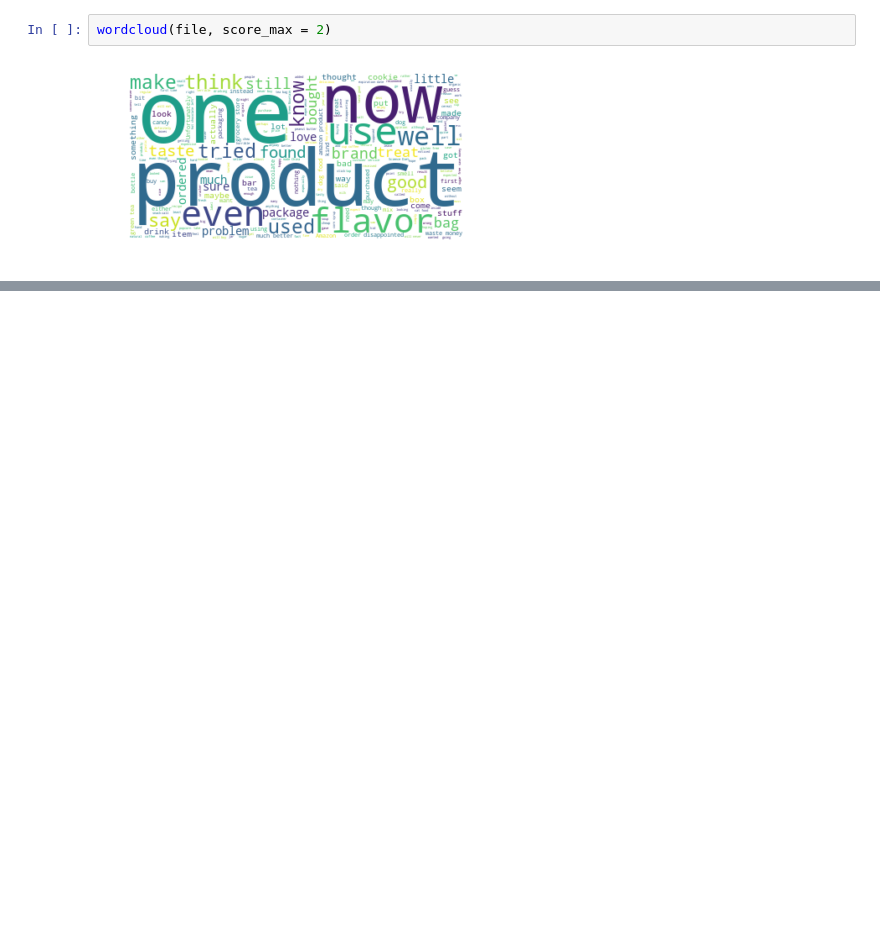
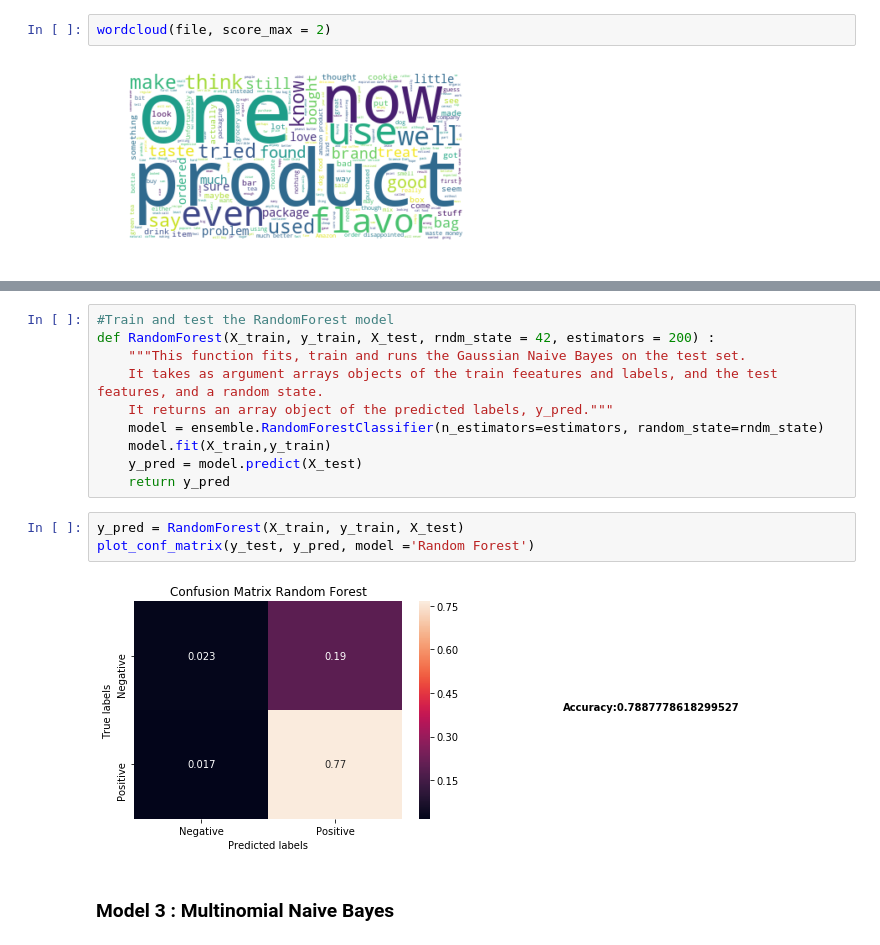
Before and after one commit to patriciaroze/PCBS-Sentiment_Analysis, a Jupyter notebook: Sentiment_Analysis.ipynb, the cells around one changed output, grey strips where cells are left out. Cells and saved outputs as stored; diff of their text form; blank space fills up the shorter version.

```diff
--- a/Sentiment_Analysis.ipynb
+++ b/Sentiment_Analysis.ipynb
@@ -167,0 +337,17 @@ wordcloud(file, score_max = 2)
+# %%
+#Train and test the RandomForest model
+def RandomForest(X_train, y_train, X_test, rndm_state = 42, estimators = 200) :
+    """This function fits, train and runs the Gaussian Naive Bayes on the test set.
+    It takes as argument arrays objects of the train feeatures and labels, and the test features, and a random state.
+    It returns an array object of the predicted labels, y_pred."""
+    model = ensemble.RandomForestClassifier(n_estimators=estimators, random_state=rndm_state)
+    model.fit(X_train,y_train)
+    y_pred = model.predict(X_test)
+    return y_pred
+# %%
+y_pred = RandomForest(X_train, y_train, X_test)
+plot_conf_matrix(y_test, y_pred, model ='Random Forest')
+# %% [output]
+[figure, added]
+# %% [markdown]
+### Model 3 : Multinomial Naive Bayes
```
Also changed, not shown: parts of 38 cells of this notebook, 1 other file.
